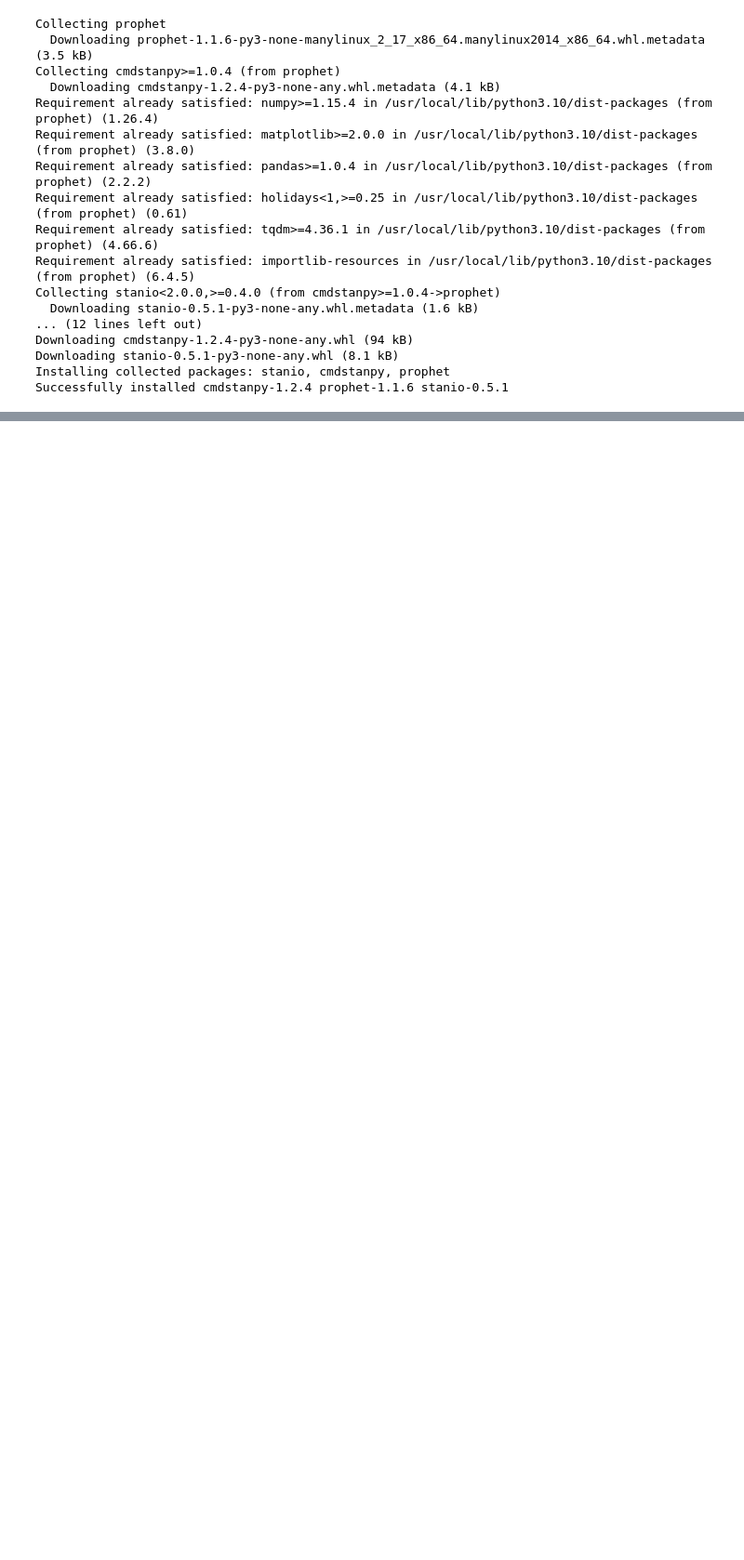
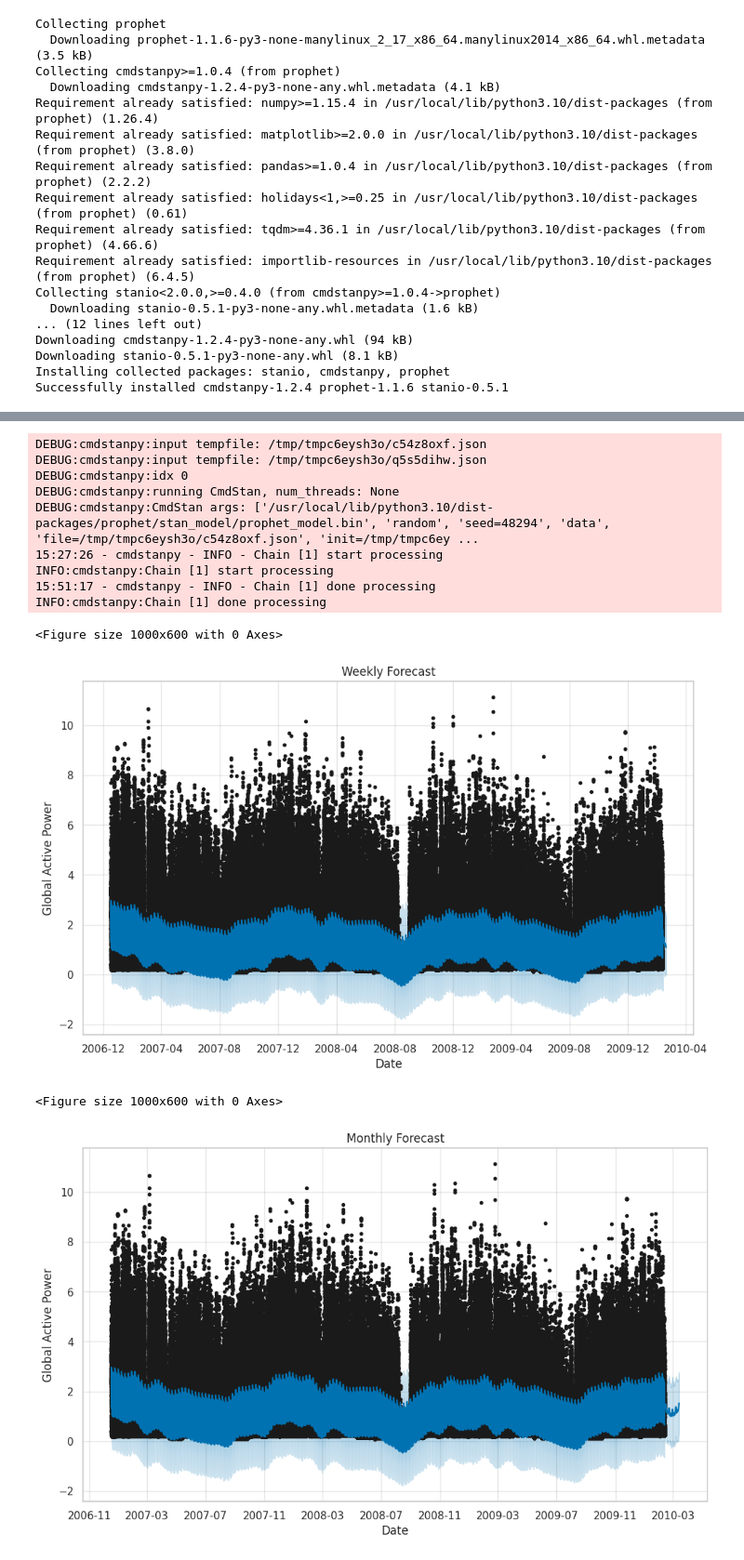
Before and after one commit to AechGit/Energy-Consumption-Project-Springboard, a Jupyter notebook: Hitesh_Energy_consumption_Prediction.ipynb, the cells around one changed output, grey strips where cells are left out. Shown at 93% size. Saved outputs shown, nothing was run; the diff lists cells and outputs as text; code cells hidden in the pictures; blank space fills up the shorter version.

```diff
--- a/Hitesh_Energy_consumption_Prediction.ipynb
+++ b/Hitesh_Energy_consumption_Prediction.ipynb
@@ -736,13 +820,3 @@ Downloading cmdstanpy-1.2.4-py3-none-any.whl (94 kB)
 Downloading stanio-0.5.1-py3-none-any.whl (8.1 kB)
 Installing collected packages: stanio, cmdstanpy, prophet
 Successfully installed cmdstanpy-1.2.4 prophet-1.1.6 stanio-0.5.1
-# %%
-# Ensure 'Date' and 'Time' columns are in the correct format
-df['Date'] = pd.to_datetime(df['Date'], format='%d/%m/%Y', errors='coerce')
-df['Time'] = pd.to_datetime(df['Time'], format='%H:%M:%S', errors='coerce').dt.time
-
-# Create the 'Datetime' column by combining 'Date' and 'Time'
-df['Datetime'] = pd.to_datetime(df['Date'].astype(str) + ' ' + df['Time'].astype(str), errors='coerce')
-
-# Verify the 'Datetime' column
-print(df['Datetime'].head())
@@ -921,0 +823,68 @@ model.plot_components(predictions_30days);
+# %%
+from prophet import Prophet
+import pandas as pd
+import matplotlib.pyplot as plt
+
+prophet_df = df[['Datetime', 'Global_active_power']].rename(columns={'Datetime': 'ds', 'Global_active_power': 'y'})
+
+# Split data into training and testing sets (80%-20% split)
+train_size = int(len(prophet_df) * 0.8)
+train_df = prophet_df[:train_size]
+test_df = prophet_df[train_size:]
+
+
+model = Prophet(yearly_seasonality=True, weekly_seasonality=True, daily_seasonality=True)
+
+
+model.fit(train_df)
+
+
+future_dates_weekly = model.make_future_dataframe(periods=7, freq='D')  # 7-day forecast
+predictions_weekly = model.predict(future_dates_weekly)
+
+
+future_dates_monthly = model.make_future_dataframe(periods=30, freq='D')  # 30-day forecast
+predictions_monthly = model.predict(future_dates_monthly)
+
+
+future_dates_yearly = model.make_future_dataframe(periods=365, freq='D')  # 1-year forecast
+predictions_yearly = model.predict(future_dates_yearly)
+
+
+# Weekly Forecast
+plt.figure(figsize=(10, 6))
+model.plot(predictions_weekly)
+plt.title("Weekly Forecast")
+plt.xlabel("Date")
+plt.ylabel("Global Active Power")
+plt.show()
+
+# Monthly Forecast
+plt.figure(figsize=(10, 6))
+model.plot(predictions_monthly)
+plt.title("Monthly Forecast")
+plt.xlabel("Date")
+plt.ylabel("Global Active Power")
+plt.show()
+
+# Yearly Forecast
+plt.figure(figsize=(10, 6))
+model.plot(predictions_yearly)
+plt.title("Yearly Forecast")
+plt.xlabel("Date")
+plt.ylabel("Global Active Power")
+plt.show()
+# %% [output]
+DEBUG:cmdstanpy:input tempfile: /tmp/tmpc6eysh3o/c54z8oxf.json
+DEBUG:cmdstanpy:input tempfile: /tmp/tmpc6eysh3o/q5s5dihw.json
+DEBUG:cmdstanpy:idx 0
+DEBUG:cmdstanpy:running CmdStan, num_threads: None
+DEBUG:cmdstanpy:CmdStan args: ['/usr/local/lib/python3.10/dist-packages/prophet/stan_model/prophet_model.bin', 'random', 'seed=48294', 'data', 'file=/tmp/tmpc6eysh3o/c54z8oxf.json', 'init=/tmp/tmpc6ey ...
+15:27:26 - cmdstanpy - INFO - Chain [1] start processing
+INFO:cmdstanpy:Chain [1] start processing
+15:51:17 - cmdstanpy - INFO - Chain [1] done processing
+INFO:cmdstanpy:Chain [1] done processing
+<Figure size 1000x600 with 0 Axes>
+[figure, added]
+<Figure size 1000x600 with 0 Axes>
+[figure, added]
```
Also changed, not shown: parts of 28 cells of this notebook.
